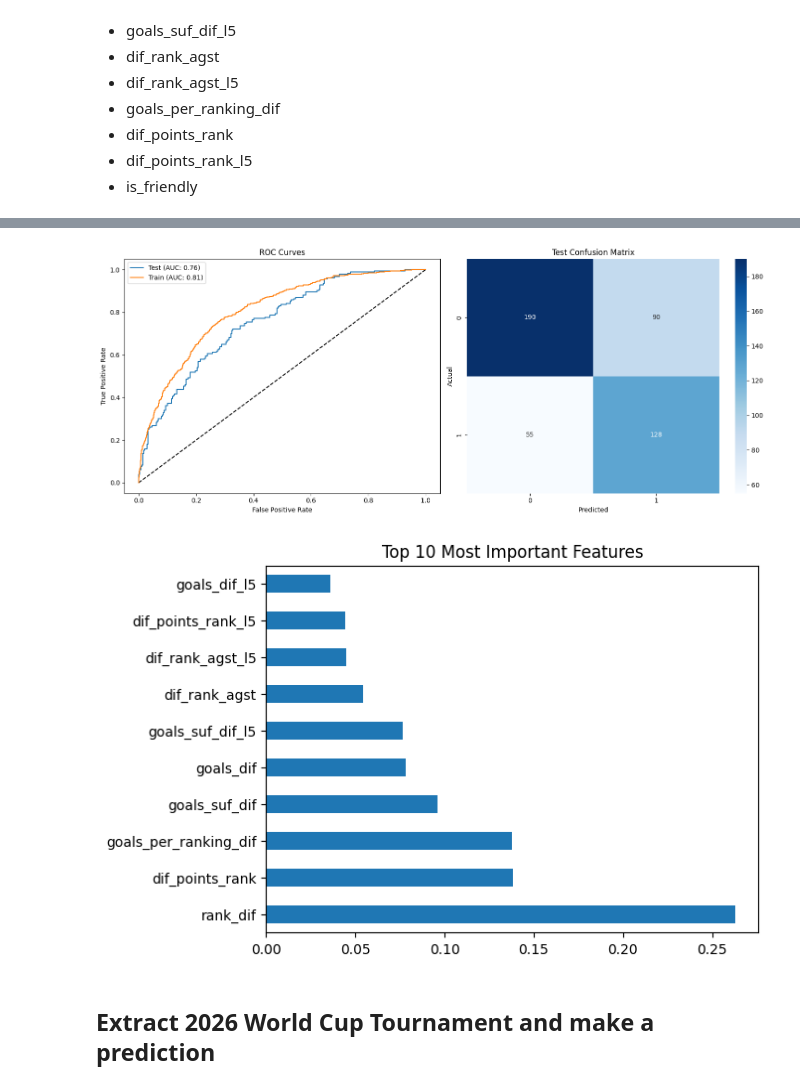
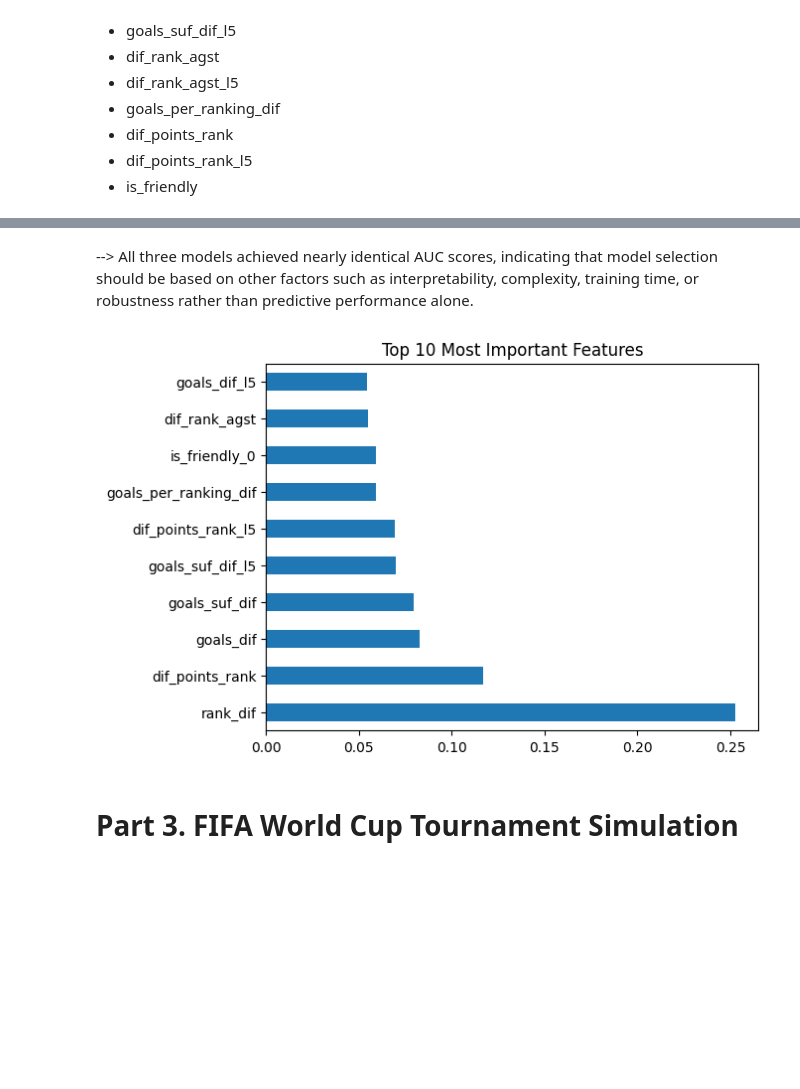
Before and after one commit to aimeele97/2026worldcup_match_outcome_prediction, a Jupyter notebook: fifa_prediction.ipynb, the cells around one changed output, grey strips where cells are left out. Drawn from its saved outputs; the diff is of its cells as text; code cells hidden in the pictures; blank space fills up the shorter version.

```diff
--- a/fifa_prediction.ipynb
+++ b/fifa_prediction.ipynb
@@ -355,7 +312,7 @@ final_df = final_df[final_df['home_team'].isin(team_2026_list)].reset_index(drop
 # remove 2026 world cup matches data
 world_cup_2026_df = final_df[final_df['date'] >= pd.to_datetime('2026-06-11')].reset_index(drop=True)
 final_df = final_df[final_df['date'] < pd.to_datetime('2026-06-11')].reset_index(drop=True)
-final_df = final_df[final_df['date'] >= pd.to_datetime('2018-06-11')].reset_index(drop=True)
+final_df = final_df[final_df['date'] >= pd.to_datetime('2022-06-11')].reset_index(drop=True)
 # %% [output]
 Index(['date', 'home_team', 'away_team', 'home_score', 'away_score',
        'tournament', 'city', 'country', 'neutral', 'home_rank',
@@ -744,15 +645,0 @@ predicted_cols = ['home_team', 'away_team','rank_dif',"home_goals_mean", "home_r
-# %%
-predict_df = agg_df[predicted_cols]
-predict_df.loc[:, "goals_dif"] = predict_df["home_goals_mean"] - predict_df["away_goals_mean"]
-predict_df.loc[:, "goals_dif_l5"] = predict_df["home_goals_mean_l5"] - predict_df["away_goals_mean_l5"]
-predict_df.loc[:, "goals_suf_dif"] = predict_df["home_goals_suf_mean"] - predict_df["away_goals_suf_mean"]
-predict_df.loc[:, "goals_suf_dif_l5"] = predict_df["home_goals_suf_mean_l5"] - predict_df["away_goals_suf_mean_l5"]
-predict_df.loc[:, "goals_per_ranking_dif"] = (predict_df["home_goals_mean"] / predict_df["home_rank_mean"]) - (predict_df["away_goals_mean"] / predict_df["away_rank_mean"])
-predict_df.loc[:, "dif_rank_agst"] = predict_df["home_rank_mean"] - predict_df["away_rank_mean"]
-predict_df.loc[:, "dif_rank_agst_l5"] = predict_df["home_rank_mean_l5"] - predict_df["away_rank_mean_l5"]
-predict_df.loc[:, "dif_points_rank"] = predict_df["home_game_points_rank_mean"] - predict_df["away_game_points_rank_mean"]
-predict_df.loc[:, "dif_points_rank_l5"] = predict_df["home_game_points_rank_mean_l5"] - predict_df["away_game_points_rank_mean_l5"]
-
-predict_df = predict_df[["home_team", "away_team", "target", "rank_dif", "goals_dif", "goals_dif_l5", "goals_suf_dif",
-                         "goals_suf_dif_l5", "goals_per_ranking_dif", "dif_rank_agst", "dif_rank_agst_l5", "dif_points_rank",
-                         "dif_points_rank_l5", "is_friendly_0", "is_friendly_1"]]
@@ -815,5 +766,5 @@ Best AUC:    0.7461
 # %%
-
+xgb = XGBClassifier(eval_metric='logloss',random_state=42,n_jobs=-1)
 params_xgb = {
     "n_estimators":     [100, 200],
     "max_depth":        [2, 3],
@@ -826,20 +777,12 @@ params_xgb = {
     "gamma":            [0.3, 0.5],
 }
 
-xgb = XGBClassifier(
-    eval_metric='logloss',
-    random_state=42,
-    n_jobs=-1
-)
-
 xgb_cv = GridSearchCV(xgb, params_xgb, cv=3,
                        n_jobs=-1, verbose=True,
                        scoring='roc_auc')
 
 xgb_cv.fit(X_train.values, np.ravel(y_train))
-xgb = xgb_cv.best_estimator_
-
-print(f"Best params: {xgb_cv.best_params_}")
-print(f"Best AUC:    {xgb_cv.best_score_:.4f}")
+best_xgb = xgb_cv.best_estimator_
+analyze(best_xgb)
 # %% [output]
 Fitting 3 folds for each of 512 candidates, totalling 1536 fits
@@ -883,14 +790,12 @@ analyze(gb)
-# %%
-analyze(rf)
-# %% [output]
-[figure, removed]
+# %% [markdown]
+--> All three models achieved nearly identical AUC scores, indicating that model selection should be based on other factors such as interpretability, complexity, training time, or robustness rather than predictive performance alone.
 # %%
 # plot feature importances
-importances = pd.Series(xgb.feature_importances_, index=X_train.columns)
+importances = pd.Series(best_xgb.feature_importances_, index=X_train.columns)
 importances.nlargest(10).plot(kind='barh')
 plt.title('Top 10 Most Important Features')
 plt.show()
 # %% [output]
-[figure, old version]
+[figure, new version]
 # %% [markdown]
-## Extract 2026 World Cup Tournament and make a prediction
+# Part 3. FIFA World Cup Tournament Simulation
```
Also changed, not shown: parts of 106 cells of this notebook, 4 other files.
